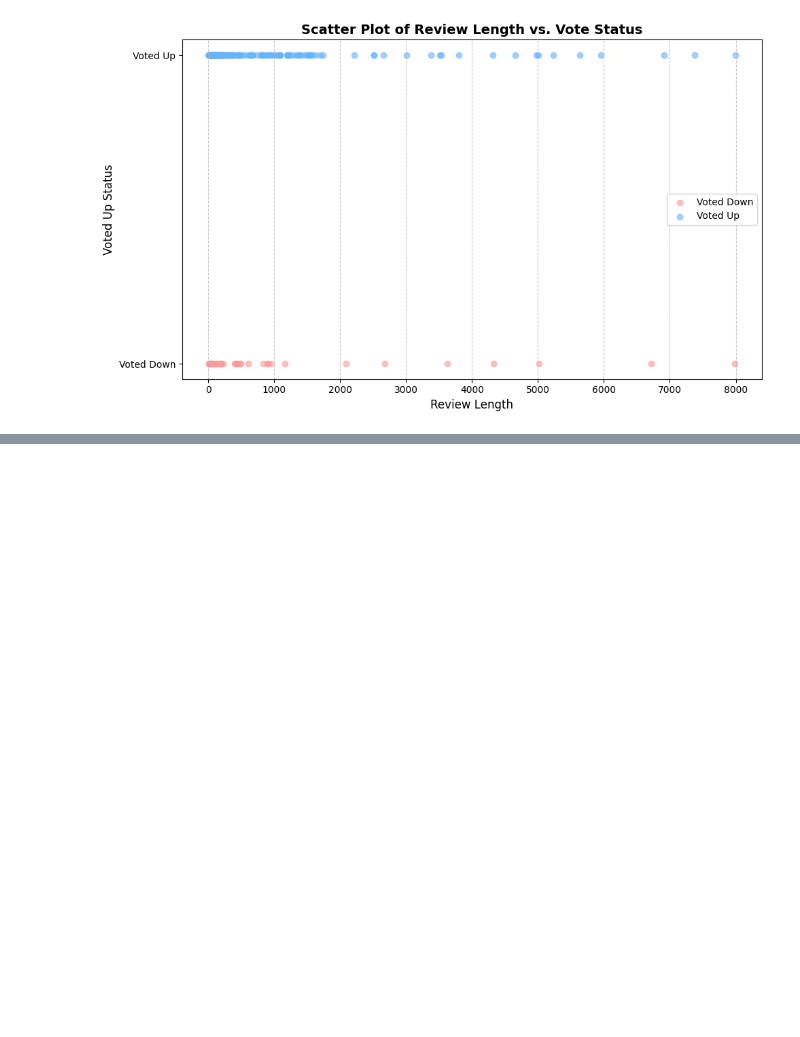
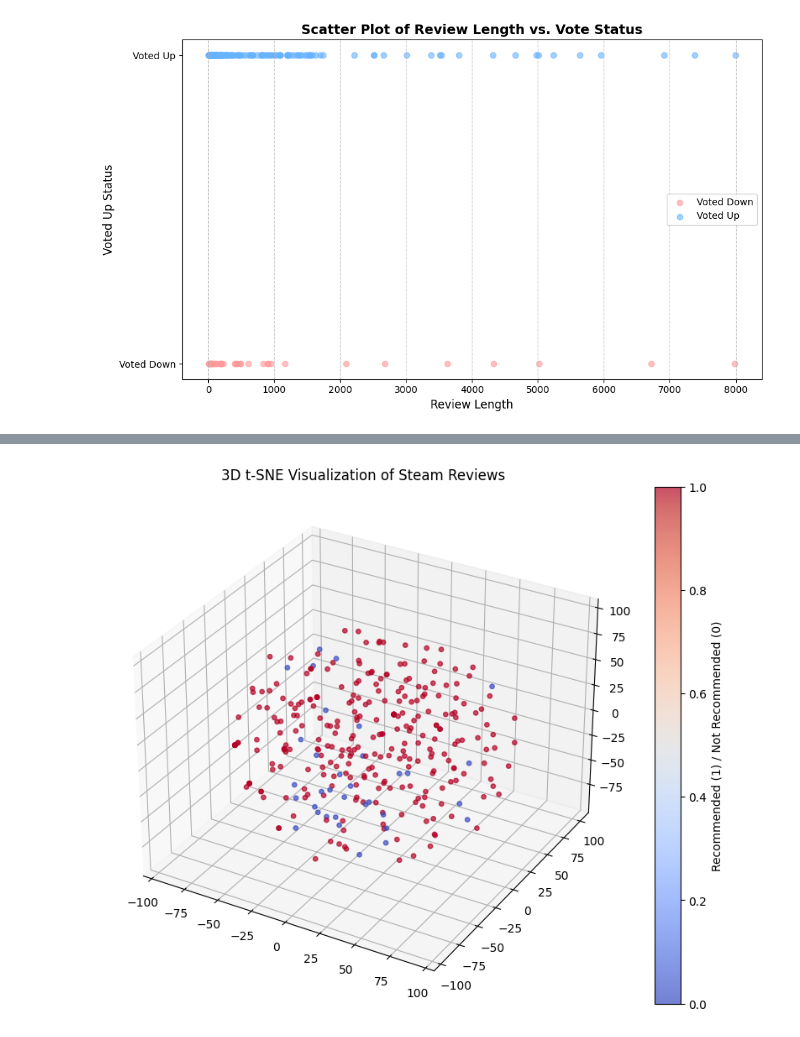
Before and after one commit to Jkwokhk/CS506, a Jupyter notebook: main.ipynb, the cells around one changed output, grey strips where cells are left out. Saved outputs shown, nothing was run; the diff lists cells and outputs as text; code cells hidden in the pictures; blank space fills up the shorter version.

```diff
--- a/main.ipynb
+++ b/main.ipynb
@@ -379,0 +383,19 @@ plt.show()
+# %%
+
+# t-SNE with 3 components, fit using LSA-reduced matrix
+tsne_3d = TSNE(n_components=3, random_state=130, perplexity=30)
+X_tsne_3d = tsne_3d.fit_transform(lsa_matrix)
+
+# Plot the results
+fig = plt.figure(figsize=(10, 8))
+ax = fig.add_subplot(111, projection='3d')
+
+# Create the scatter plot
+scatter3D = ax.scatter(X_tsne_3d[:, 0], X_tsne_3d[:, 1], X_tsne_3d[:, 2], c=labels, cmap='coolwarm', alpha=0.7, s=15)
+
+ax.set_title("3D t-SNE Visualization of Steam Reviews")
+fig.colorbar(scatter3D, label='Recommended (1) / Not Recommended (0)')
+
+plt.show()
+# %% [output]
+[figure, added]
```
Also changed, not shown: parts of 10 cells of this notebook.
